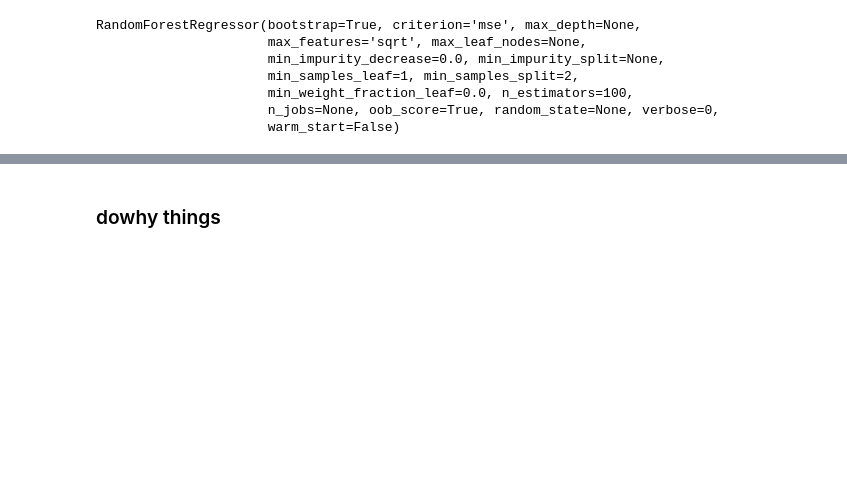
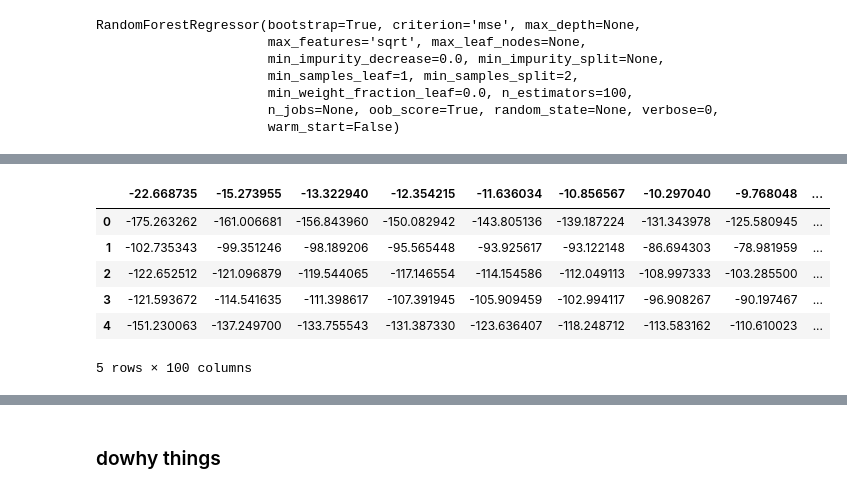
Before and after one commit to eschmidt42/bcg, a Jupyter notebook: notebooks/00_tests.ipynb, the cells around one changed output, grey strips where cells are left out. Saved outputs shown, nothing was run; the diff lists cells and outputs as text; code cells hidden in the pictures; blank space fills up the shorter version.

```diff
--- a/notebooks/00_tests.ipynb
+++ b/notebooks/00_tests.ipynb
@@ -409,0 +444,10 @@ plt.show()
+# %%
+part_dep_res.head()
+# %% [output]
+|  | -22.668735 | -15.273955 | -13.322940 | -12.354215 | -11.636034 | -10.856567 | -10.297040 | -9.768048 | ... |
+| 0 | -175.263262 | -161.006681 | -156.843960 | -150.082942 | -143.805136 | -139.187224 | -131.343978 | -125.580945 | ... |
+| 1 | -102.735343 | -99.351246 | -98.189206 | -95.565448 | -93.925617 | -93.122148 | -86.694303 | -78.981959 | ... |
+| 2 | -122.652512 | -121.096879 | -119.544065 | -117.146554 | -114.154586 | -112.049113 | -108.997333 | -103.285500 | ... |
+| 3 | -121.593672 | -114.541635 | -111.398617 | -107.391945 | -105.909459 | -102.994117 | -96.908267 | -90.197467 | ... |
+| 4 | -151.230063 | -137.249700 | -133.755543 | -131.387330 | -123.636407 | -118.248712 | -113.583162 | -110.610023 | ... |
+5 rows × 100 columns
```
Also changed, not shown: parts of 15 cells of this notebook.
